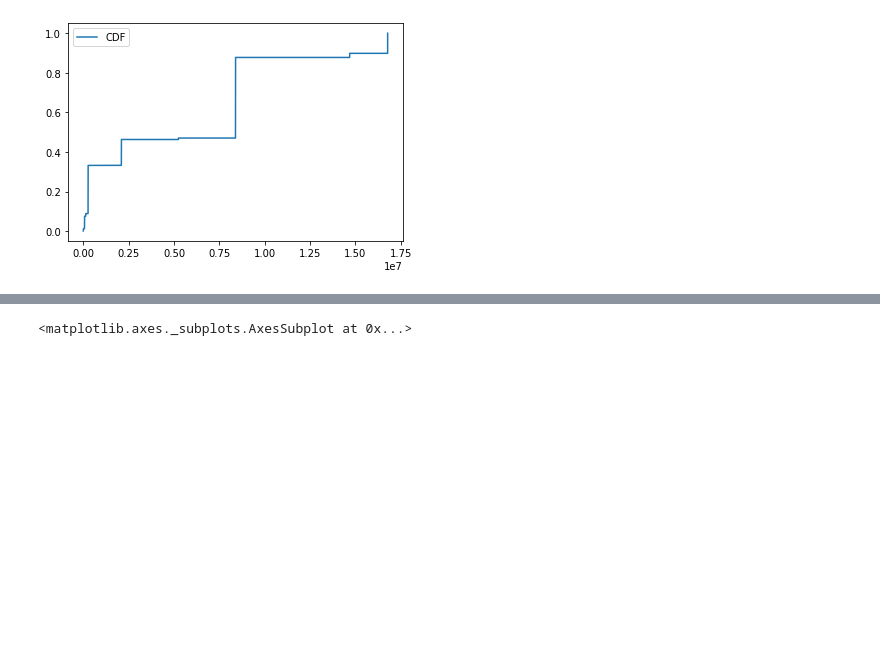
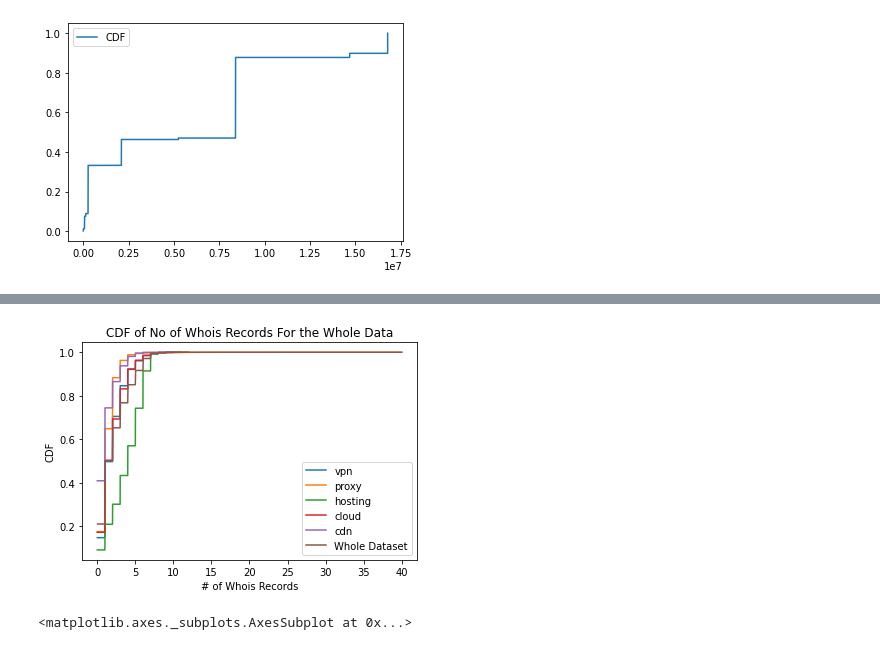
Before and after one commit to shnrndk/IP-Cat-Research, a Jupyter notebook: PDF_and_CDF_Create.ipynb, the cells around one changed output, grey strips where cells are left out. Cells and saved outputs as stored; diff of their text form; code cells hidden in the pictures; blank space fills up the shorter version.

```diff
--- a/PDF_and_CDF_Create.ipynb
+++ b/PDF_and_CDF_Create.ipynb
@@ -320,3 +324,48 @@ No handles with labels found to put in legend.
+# %%
+count, bins_count  = np.histogram(df[df["vendor"] == 4]['No of Who is Records'].values, bins=10000)
+pdf = count / sum(count)
+cdf = np.cumsum(pdf)
+plt.plot(bins_count[1:], cdf, label=le.classes_[4])
+plt.legend()
+
+count, bins_count  = np.histogram(df[df["vendor"] == 3]['No of Who is Records'].values, bins=10000)
+pdf = count / sum(count)
+cdf = np.cumsum(pdf)
+plt.plot(bins_count[1:], cdf, label=le.classes_[3])
+plt.legend()
+
+count, bins_count  = np.histogram(df[df["vendor"] == 2]['No of Who is Records'].values, bins=10000)
+pdf = count / sum(count)
+cdf = np.cumsum(pdf)
+plt.plot(bins_count[1:], cdf, label=le.classes_[2])
+plt.legend()
+
+count, bins_count  = np.histogram(df[df["vendor"] == 1]['No of Who is Records'].values, bins=10000)
+pdf = count / sum(count)
+cdf = np.cumsum(pdf)
+plt.plot(bins_count[1:], cdf, label=le.classes_[1])
+plt.legend()
+
+count, bins_count  = np.histogram(df[df["vendor"] == 0]['No of Who is Records'].values, bins=10000)
+pdf = count / sum(count)
+cdf = np.cumsum(pdf)
+plt.plot(bins_count[1:], cdf, label=le.classes_[0])
+plt.legend()
+plt.title('CDF of No of Whois Records Per Vendor')
+plt.ylabel('CDF')
+plt.xlabel('# of Whois Records')
+
+count, bins_count  = np.histogram(df['No of Who is Records'].values, bins=1000)
+pdf = count / sum(count)
+cdf = np.cumsum(pdf)
+plt.plot(bins_count[1:], cdf, label = "Whole Dataset")
+plt.legend()
+plt.title('CDF of No of Whois Records For the Whole Data')
+plt.ylabel('CDF')
+plt.xlabel('# of Whois Records')
+plt.savefig('No Of Whois Records Merged.png')
+# %% [output]
+[figure, added]
 # %%
 df[df["vendor"] == 0]['Net Size'].plot.kde(title='PDF - Whois CIDR Block Size'+le.classes_[0])
 df[df["vendor"] == 1]['Net Size'].plot.kde(title='PDF - Whois CIDR Block Size'+le.classes_[1])
```
Also changed, not shown: parts of 7 cells of this notebook.
